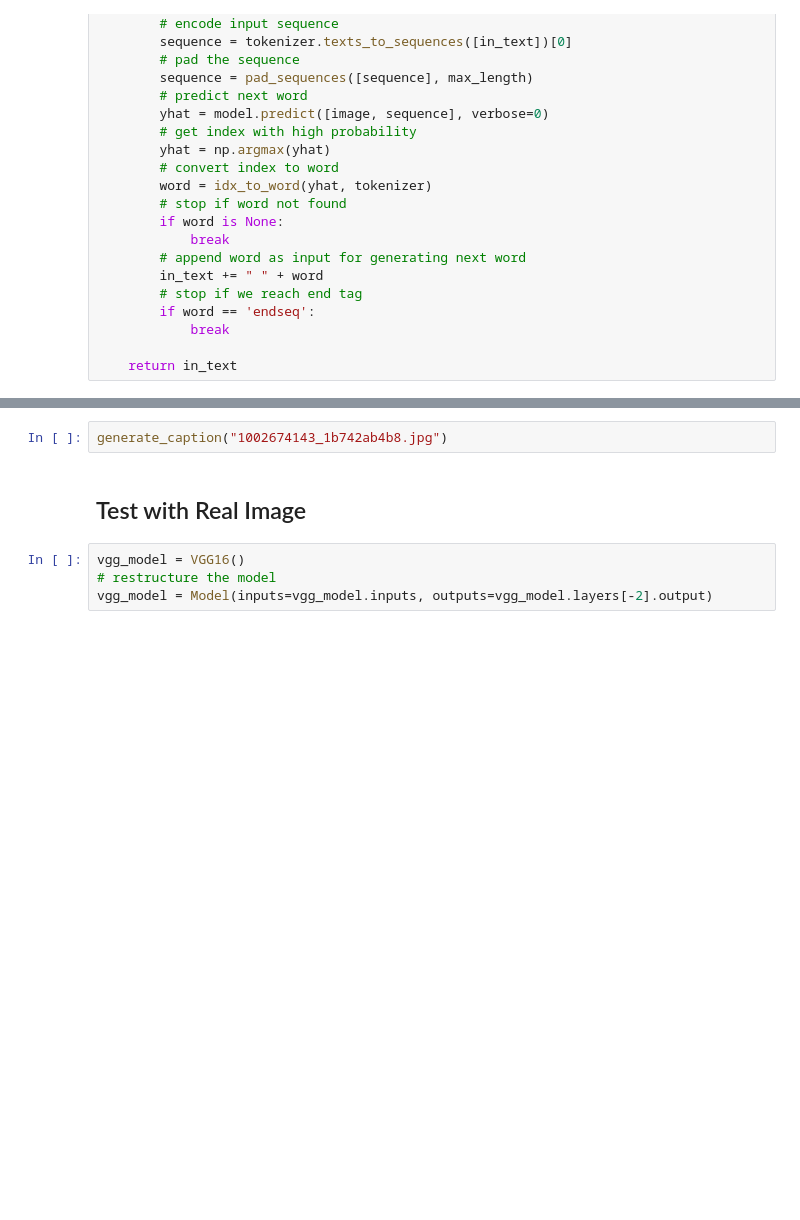
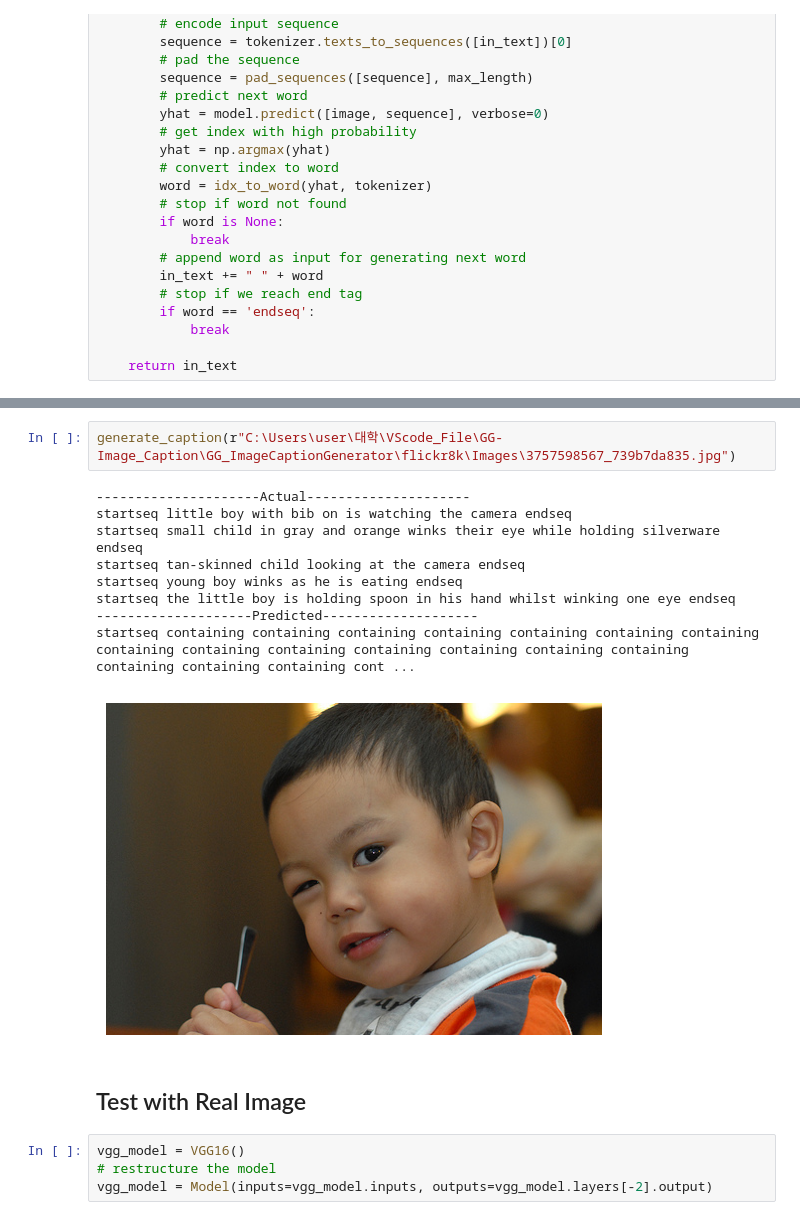
Before and after one commit to Kimdoyeon123/GG_ImageCaptionGenerator, a Jupyter notebook: Image_Caption.ipynb, the cells around one changed output, grey strips where cells are left out. Saved outputs shown, nothing was run; the diff lists cells and outputs as text; blank space fills up the shorter version.

```diff
--- a/Image_Caption.ipynb
+++ b/Image_Caption.ipynb
@@ -299,5 +416,15 @@ generate_caption("1001773457_577c3a7d70.jpg")
 # %%
-generate_caption("1002674143_1b742ab4b8.jpg")
+generate_caption(r"C:\Users\user\대학\VScode_File\GG-Image_Caption\GG_ImageCaptionGenerator\flickr8k\Images\3757598567_739b7da835.jpg")
+# %% [output]
+---------------------Actual---------------------
+startseq little boy with bib on is watching the camera endseq
+startseq small child in gray and orange winks their eye while holding silverware endseq
+startseq tan-skinned child looking at the camera endseq
+startseq young boy winks as he is eating endseq
+startseq the little boy is holding spoon in his hand whilst winking one eye endseq
+--------------------Predicted--------------------
+startseq containing containing containing containing containing containing containing containing containing containing containing containing containing containing containing containing containing cont ...
+[figure, added]
 # %% [markdown]
 ## Test with Real Image
 # %%
```
Also changed, not shown: parts of 19 cells of this notebook.
